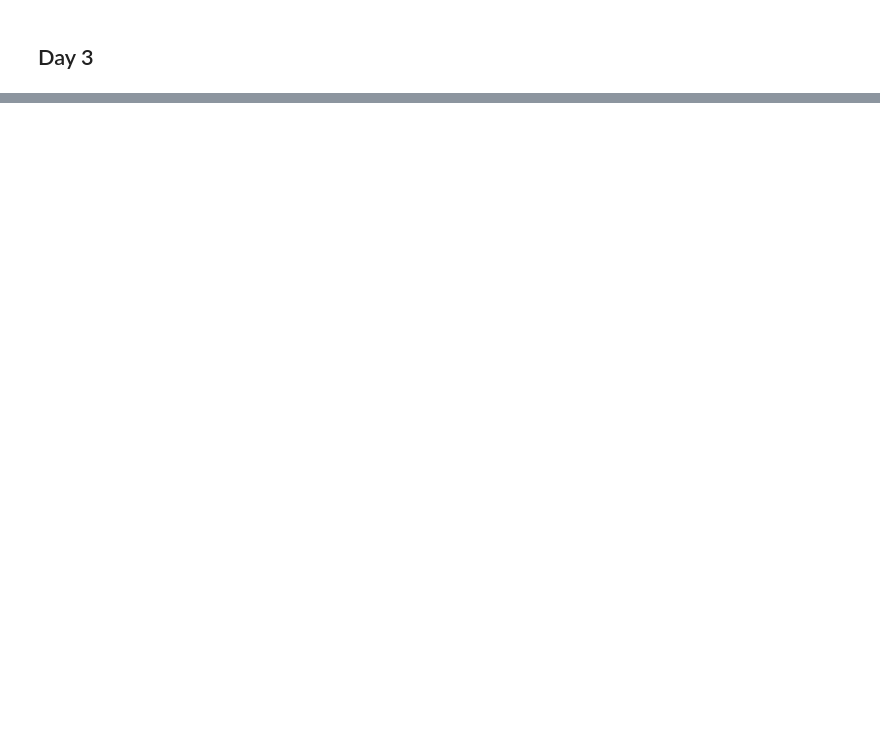
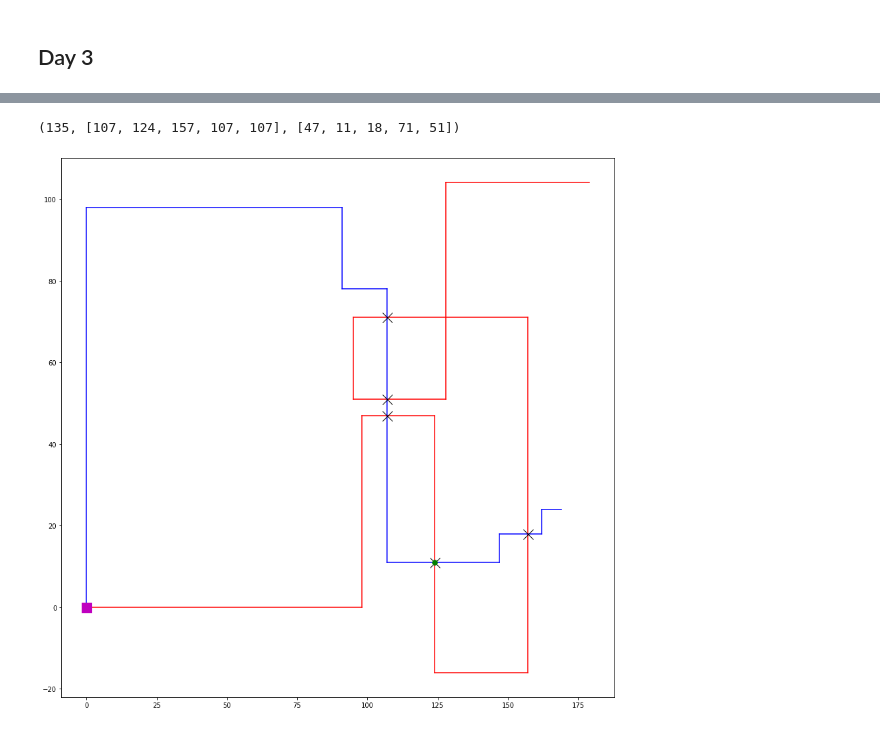
Before and after one commit to martinlarsalbert/adventofcode_2019, a Jupyter notebook: day03.1.ipynb, the cells around one changed output, grey strips where cells are left out. Saved outputs shown, nothing was run; the diff lists cells and outputs as text; code cells hidden in the pictures; blank space fills up the shorter version.

```diff
--- a/day03.1.ipynb
+++ b/day03.1.ipynb
@@ -25,0 +57,9 @@ for line in lines2:
+# %%
+fig,ax = plt.subplots()
+fig.set_size_inches(15,15)
+plot_solution('R98,U47,R26,D63,R33,U87,L62,D20,R33,U53,R51',
+              'U98,R91,D20,R16,D67,R40,U7,R15,U6,R7',ax
+             )
+# %% [output]
+(135, [107, 124, 157, 107, 107], [47, 11, 18, 71, 51])
+[figure, added]
```
Also changed, not shown: parts of 11 cells of this notebook, 1 other file.
